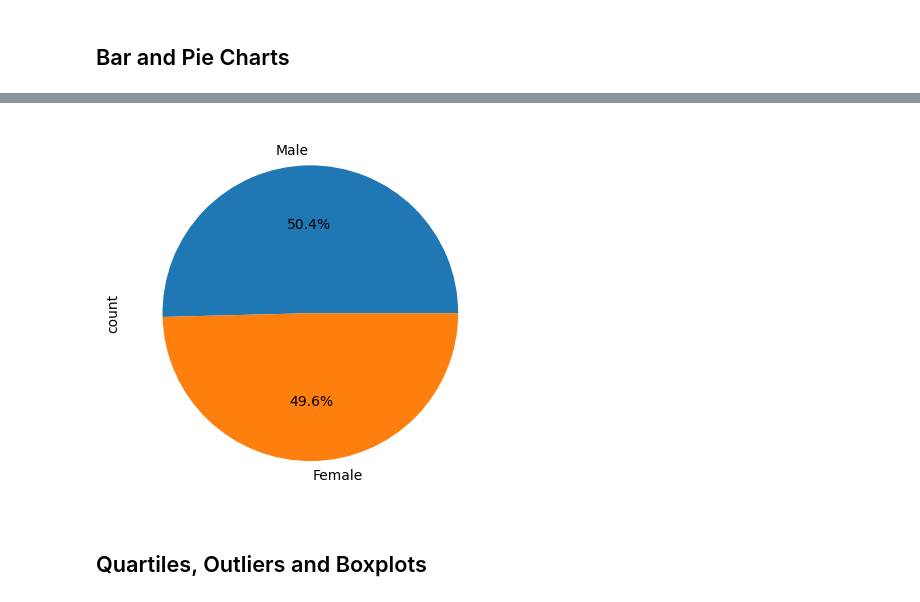
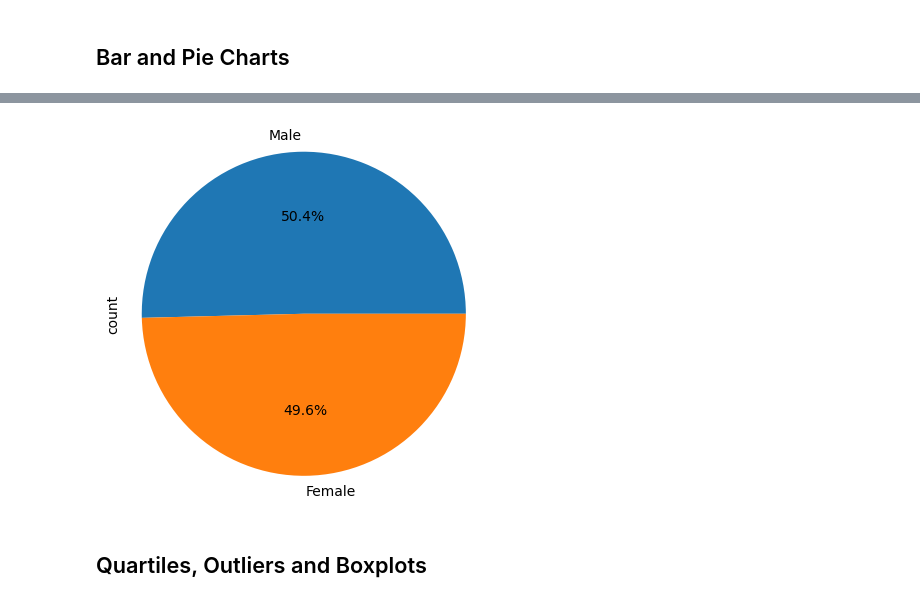
Before and after one commit to SabaAlaeddini/Module-5-Challenge-Matplotlib, a Jupyter notebook: Pymaceuticals/main_analysis-pymaceuticals_starter.ipynb, the cells around one changed output, grey strips where cells are left out. Cells and saved outputs as stored; diff of their text form; code cells hidden in the pictures.

```diff
--- a/Pymaceuticals/main_analysis-pymaceuticals_starter.ipynb
+++ b/Pymaceuticals/main_analysis-pymaceuticals_starter.ipynb
@@ -43,5 +71,7 @@ array(['g989'], dtype=object)
 # %%
 # Optional: Get all the data for the duplicate mouse ID.
+duplicate_data = study_data_complete.loc[study_data_complete['Mouse ID'] == 'g989']
+duplicate_data
 # %% [output]
 |  | Mouse ID | Timepoint | Tumor Volume (mm3) | Metastatic Sites | Drug Regimen | Sex | Age_months | ... |
 | 107 | g989 | 0 | 45.000000 | 0 | Propriva | Female | 21 | ... |
@@ -59,6 +89,8 @@ array(['g989'], dtype=object)
 | 1592 | g989 | 35 | 62.570880 | 2 | Propriva | Female | 21 | ... |
 # %%
 # Create a clean DataFrame by dropping the duplicate mouse by its ID.
+clean_df = study_data_complete.drop(duplicate_data.index)
+clean_df.head()
 # %% [output]
 |  | Mouse ID | Timepoint | Tumor Volume (mm3) | Metastatic Sites | Drug Regimen | Sex | Age_months | ... |
 | 0 | b128 | 0 | 45.0 | 0 | Capomulin | Female | 9 | ... |
@@ -123,8 +204,7 @@ array(['g989'], dtype=object)
 # %%
 # Generate a pie chart, using Pandas, showing the distribution of unique female versus male mice used in the study
-
 # Get the unique mice with their gender
-
-
-# Make the pie chart
+unique_mice = clean_df[['Mouse ID', 'Sex']].drop_duplicates()
+gender_counts = unique_mice['Sex'].value_counts()
+gender_counts
 # %% [output]
@@ -132,12 +221,14 @@ array(['g989'], dtype=object)
 # %%
 # Generate a pie chart, using pyplot, showing the distribution of unique female versus male mice used in the study
-
 # Get the unique mice with their gender
-
-
 # Make the pie chart
+plt.figure(figsize=(4.6, 4.6))
+plt.pie(gender_counts, labels=gender_counts.index, autopct='%1.1f%%')
+plt.ylabel('count')
+plt.axis('equal')  # to ensures that pie is drawn as a circle.
+plt.show()
 # %% [output]
-[figure, old version]
+[figure, new version]
 # %% [markdown]
 ## Quartiles, Outliers and Boxplots
 # %%
```
Also changed, not shown: parts of 31 cells of this notebook.
